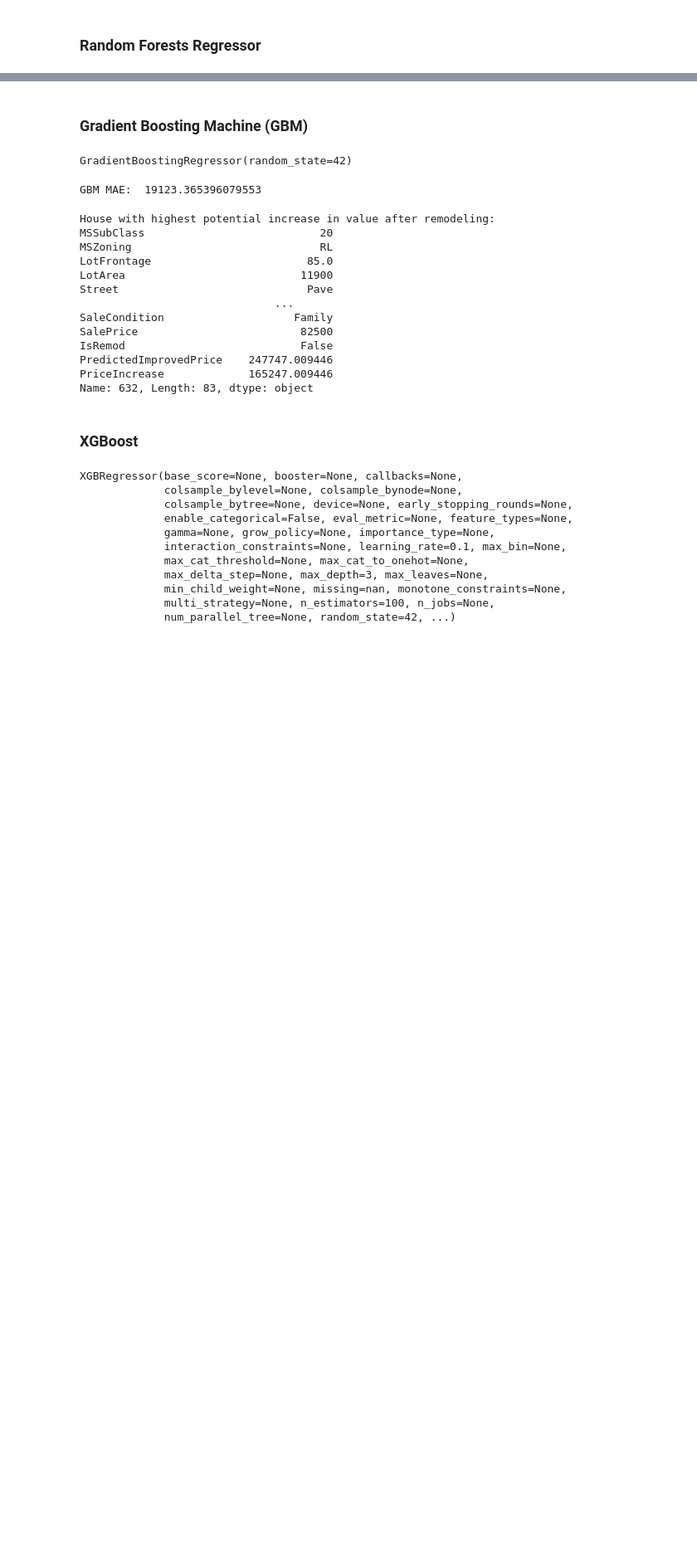
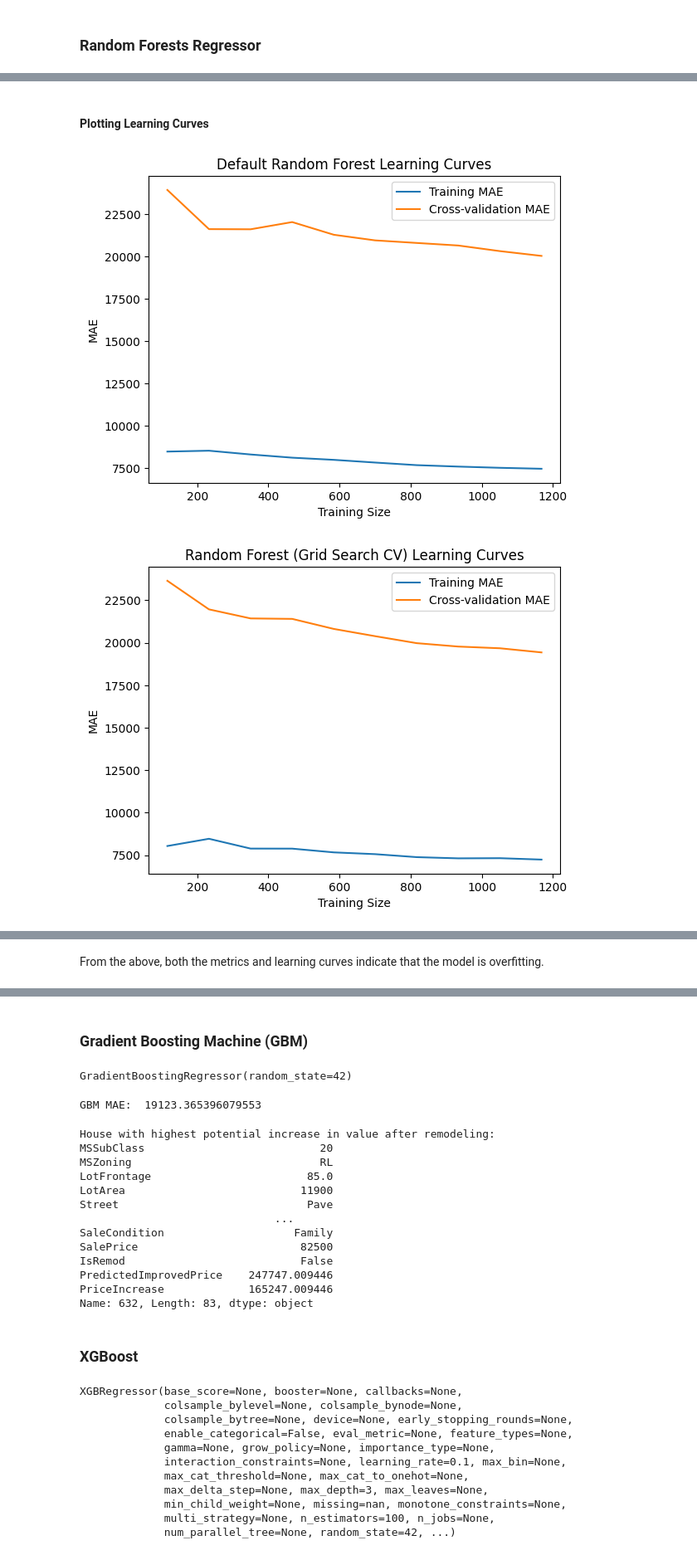
Before and after one commit to charltonxqh/House-Value-Analysis, a Jupyter notebook: main.ipynb, the cells around one changed output, grey strips where cells are left out. Shown at 83% size. Saved outputs shown, nothing was run; the diff lists cells and outputs as text; code cells hidden in the pictures; blank space fills up the shorter version.

Commit message:
fine-tune random forest

```diff
--- a/main.ipynb
+++ b/main.ipynb
@@ -373,0 +523,33 @@ RandomForestRegressor(random_state=42)
+# %% [markdown]
+#### Plotting Learning Curves
+# %%
+import matplotlib.pyplot as plt
+from sklearn.model_selection import learning_curve
+
+models = [rf_model, best_grid_rf_model, best_random_rf_model]
+
+models_dict = {
+    rf_model: 'Default Random Forest',
+    best_grid_rf_model: 'Random Forest (Grid Search CV)',
+    best_random_rf_model: 'Random Forest (Randomized Search CV)'
+}
+
+for model in models:
+    train_sizes, train_scores, test_scores = learning_curve(
+        model, X, y, cv=5, scoring='neg_mean_absolute_error', n_jobs=-1, train_sizes=np.linspace(0.1, 1.0, 10)
+    )
+
+    train_scores_mean = -np.mean(train_scores, axis=1)
+    test_scores_mean = -np.mean(test_scores, axis=1)
+
+    plt.figure()
+    plt.plot(train_sizes, train_scores_mean, label='Training MAE')
+    plt.plot(train_sizes, test_scores_mean, label='Cross-validation MAE')
+    plt.xlabel('Training Size')
+    plt.ylabel('MAE')
+    plt.title(f'{models_dict[model]} Learning Curves')
+    plt.legend()
+    plt.show()
+# %% [output]
+[figure, added]
+[figure, added]
@@ -374 +557,3 @@ RandomForestRegressor(random_state=42)
+# %% [markdown]
+From the above, both the metrics and learning curves indicate that the model is overfitting.
 # %% [markdown]
```
Also changed, not shown: parts of 39 cells of this notebook.
